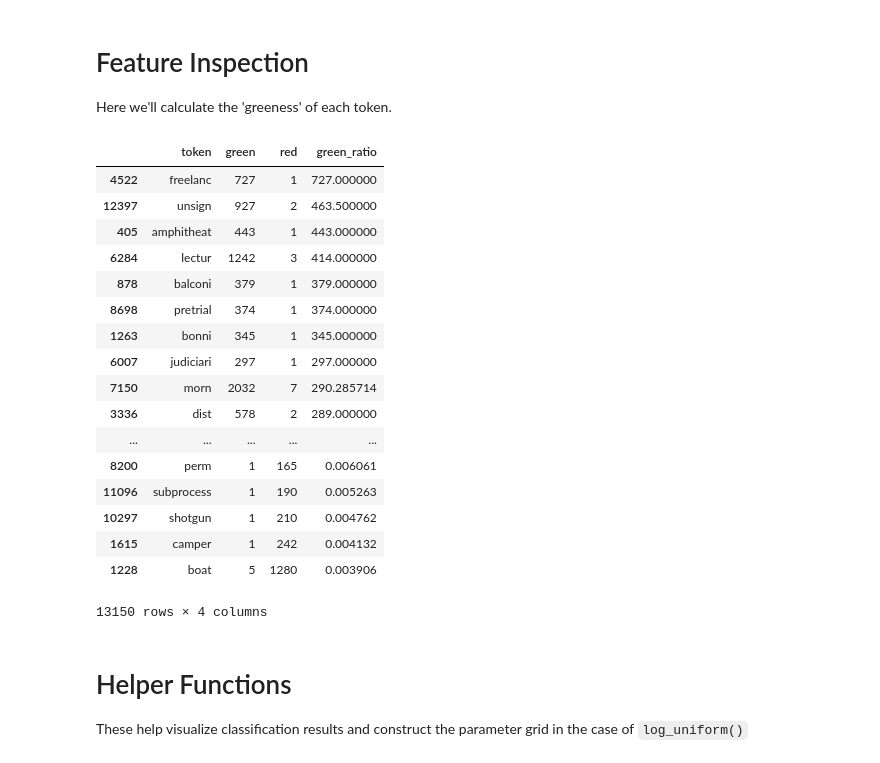
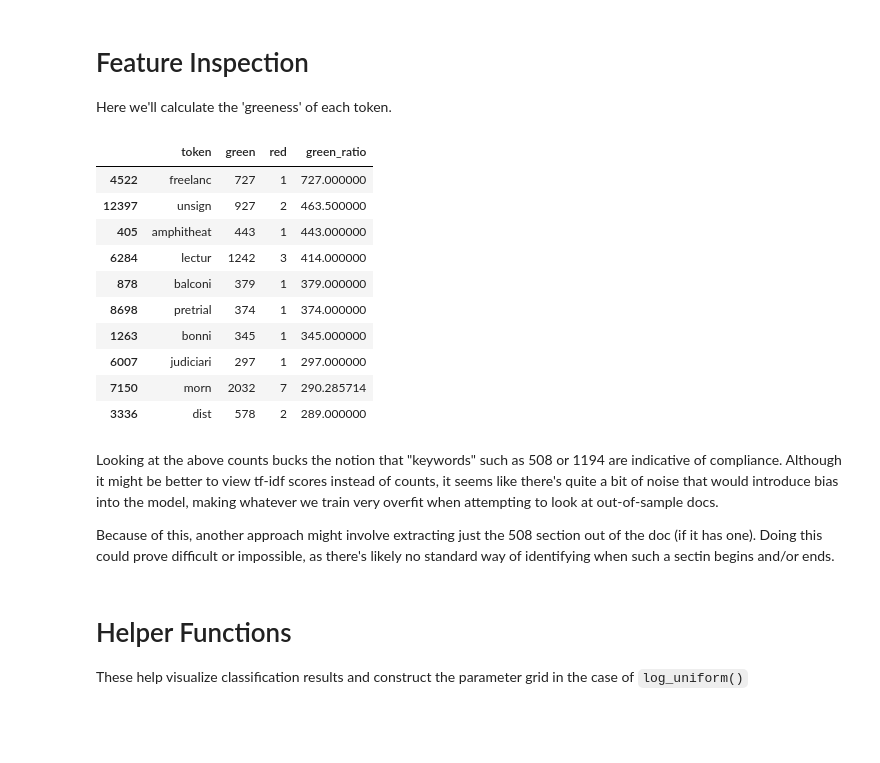
Before and after one commit to GSA/srt-fbo-scraper, a Jupyter notebook: eda/eda_csmcallister.ipynb, the cells around one changed output. Drawn from its saved outputs; the diff is of its cells as text; code cells hidden in the pictures; blank space fills up the shorter version.

```diff
--- a/eda/eda_csmcallister.ipynb
+++ b/eda/eda_csmcallister.ipynb
@@ -197,26 +197,24 @@ token_counts['red'] = token_counts.red + 1
 # %%
 # calculate ratio of green-to-red for each token
 token_counts['green_ratio'] = token_counts.green / token_counts.red
-token_counts.sort_values('green_ratio').sort_values(by='green_ratio', ascending=False)
+# see top ten green tokens
+token_counts.sort_values('green_ratio').sort_values(by='green_ratio', ascending=False).head(10)
 # %% [output]
 |  | token | green | red | green_ratio |
 | 4522 | freelanc | 727 | 1 | 727.000000 |
 | 12397 | unsign | 927 | 2 | 463.500000 |
 | 405 | amphitheat | 443 | 1 | 443.000000 |
 | 6284 | lectur | 1242 | 3 | 414.000000 |
 | 878 | balconi | 379 | 1 | 379.000000 |
 | 8698 | pretrial | 374 | 1 | 374.000000 |
 | 1263 | bonni | 345 | 1 | 345.000000 |
 | 6007 | judiciari | 297 | 1 | 297.000000 |
 | 7150 | morn | 2032 | 7 | 290.285714 |
 | 3336 | dist | 578 | 2 | 289.000000 |
-| ... | ... | ... | ... | ... |
-| 8200 | perm | 1 | 165 | 0.006061 |
-| 11096 | subprocess | 1 | 190 | 0.005263 |
-| 10297 | shotgun | 1 | 210 | 0.004762 |
-| 1615 | camper | 1 | 242 | 0.004132 |
-| 1228 | boat | 5 | 1280 | 0.003906 |
-13150 rows × 4 columns
+# %% [markdown]
+Looking at the above counts bucks the notion that "keywords" such as 508 or 1194 are indicative of compliance. Although it might be better to view tf-idf scores instead of counts, it seems like there's quite a bit of noise that would introduce bias into the model, making whatever we train very overfit when attempting to look at out-of-sample docs.
+
+Because of this, another approach might involve extracting just the 508 section out of the doc (if it has one). Doing this could prove difficult or impossible, as there's likely no standard way of identifying when such a sectin begins and/or ends.
 # %% [markdown]
 # Helper Functions
 These help visualize classification results and construct the parameter grid in the case of `log_uniform()`
```
Also changed, not shown: parts of 1 cell of this notebook, 1 other file.
